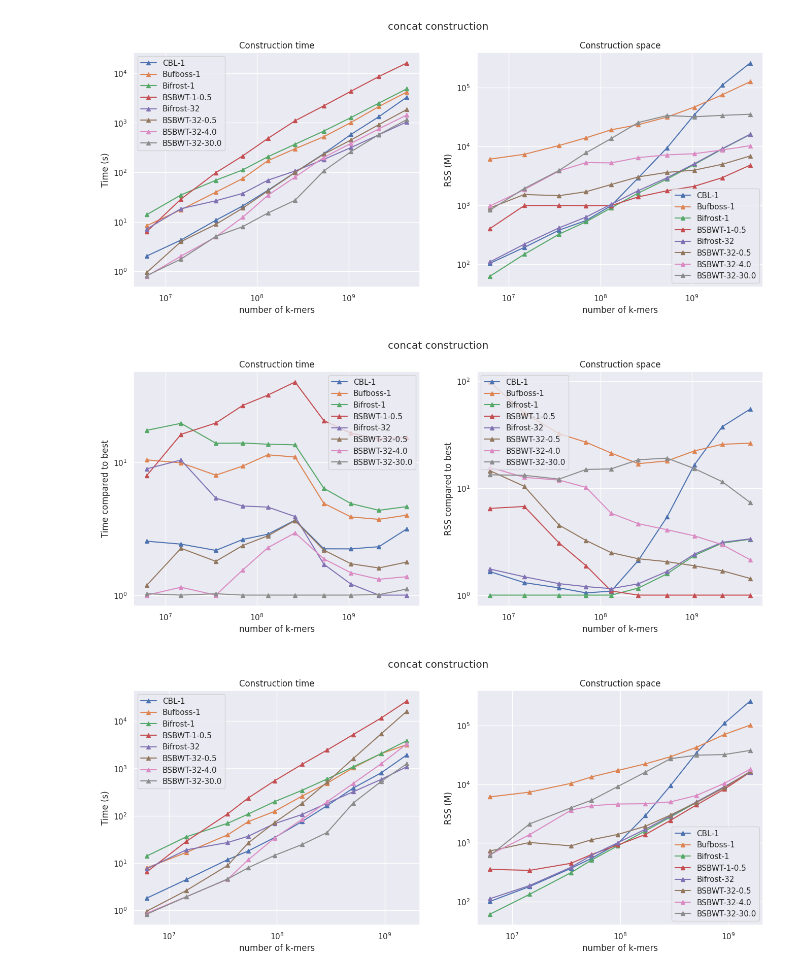
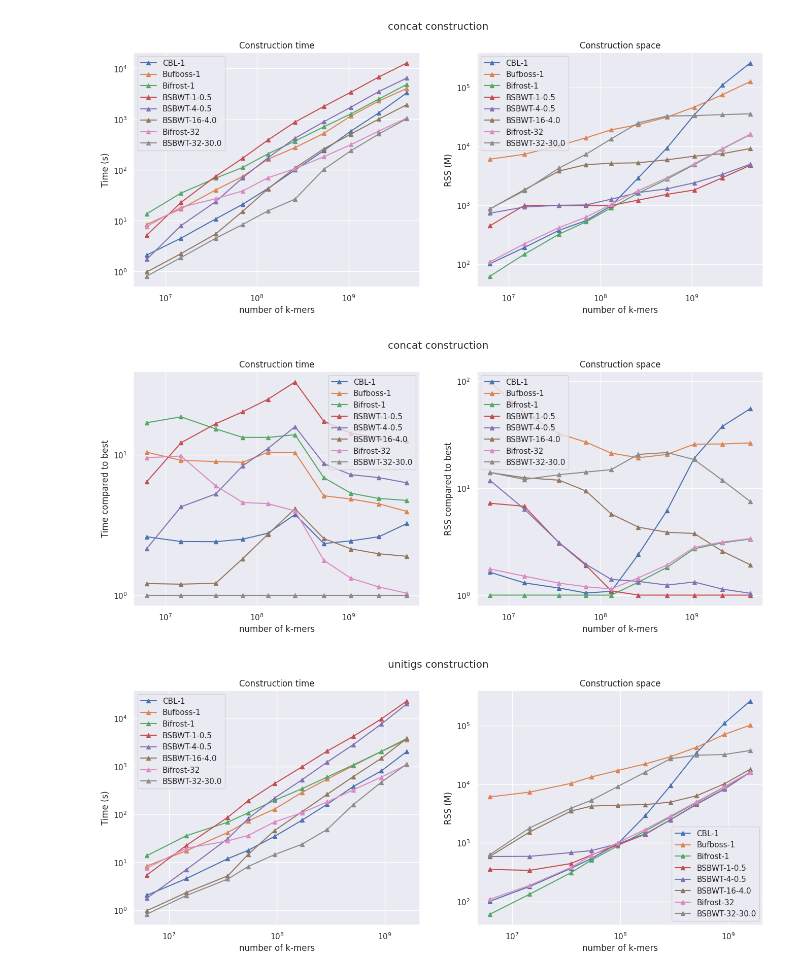
Before and after one commit to saskeli/Dynamic_SBWT_experiments, a Jupyter notebook: expanding.ipynb, the cells around one changed output. Cells and saved outputs as stored; diff of their text form; code cells hidden in the pictures.

```diff
--- a/expanding.ipynb
+++ b/expanding.ipynb
@@ -23,9 +23,10 @@ def read_res(path):
                 file_count = int(line.split("/")[-1].split(".")[0])
             elif "bufboss/bin/" in line:
                 ds_type = "Bufboss"
+                threads = 1
             elif "bifrost/build/bin" in line:
                 ds_type = "Bifrost"
-            elif "BBB/build/bin" in line:
+            elif "Buffered_SBWT" in line:
                 ds_type = "BSBWT"
             elif line.startswith("threads = "):
                 threads = int(line.split()[-1])
@@ -122,17 +123,17 @@ plot_time_and_mem_vs_best(coli_res["data"], coli_res["offered"], "e-coli constru
 # %%
-concat_res = read_res("../bbb_res/exp_concat.txt")
+concat_res = read_res("../bbb_res/build_concat.txt")
 plot_time_and_space(concat_res["data"], concat_res["offered"], "concat construction")
 # %% [output]
-[figure, old version]
+[figure, new version]
 # %%
 plot_time_and_mem_vs_best(concat_res["data"], concat_res["offered"], "concat construction")
 # %% [output]
-[figure, old version]
+[figure, new version]
 # %%
-uni_res = read_res("../bbb_res/exp_uni.txt")
+uni_res = read_res("../bbb_res/build_uni.txt")
 plot_time_and_space(uni_res["data"], uni_res["offered"], "unitigs construction")
 # %% [output]
-[figure, old version]
+[figure, new version]
 # %%
 plot_time_and_mem_vs_best(uni_res["data"], uni_res["offered"], "unitigs construction")
 # %% [output]
```
Also changed, not shown: parts of 4 cells of this notebook, 5 other files.
